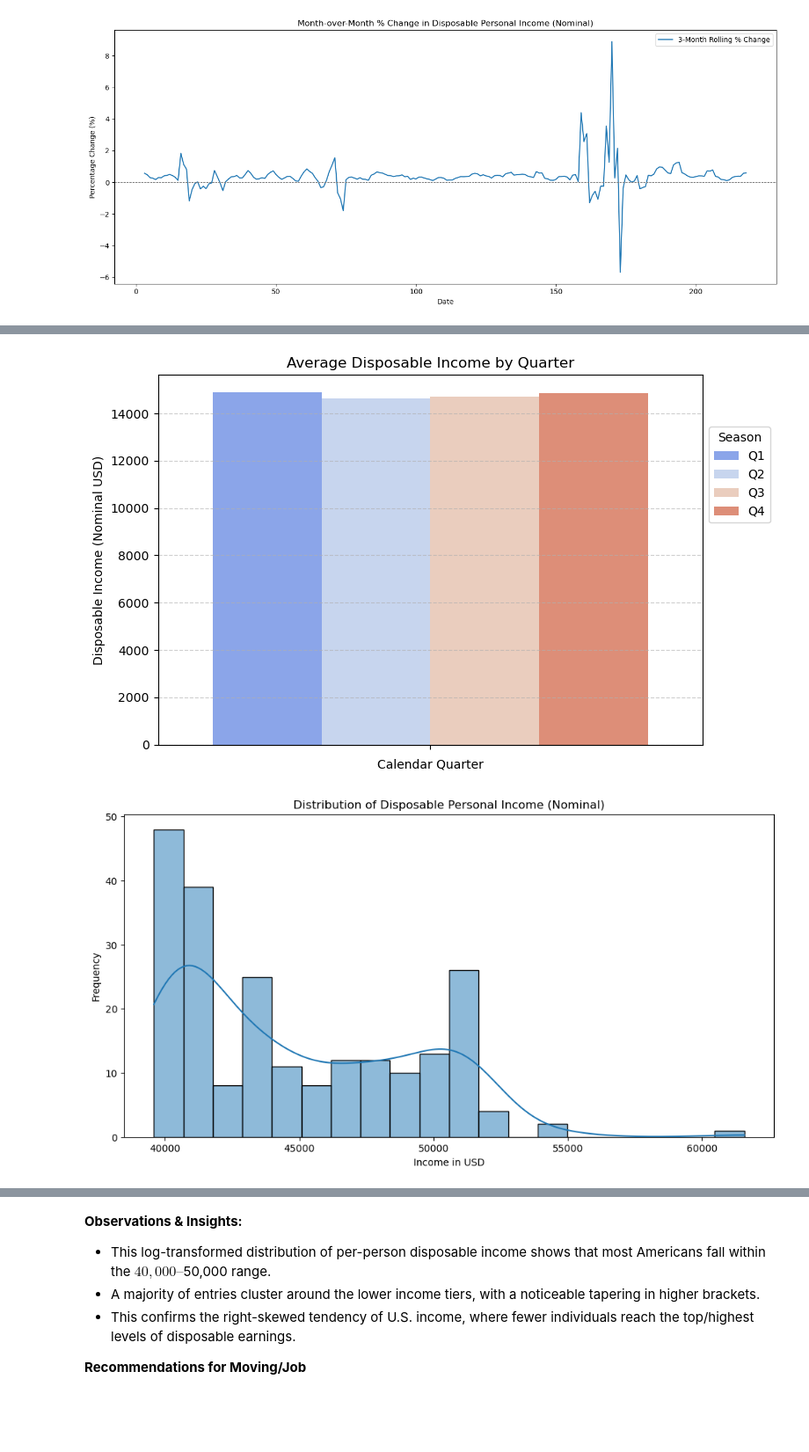
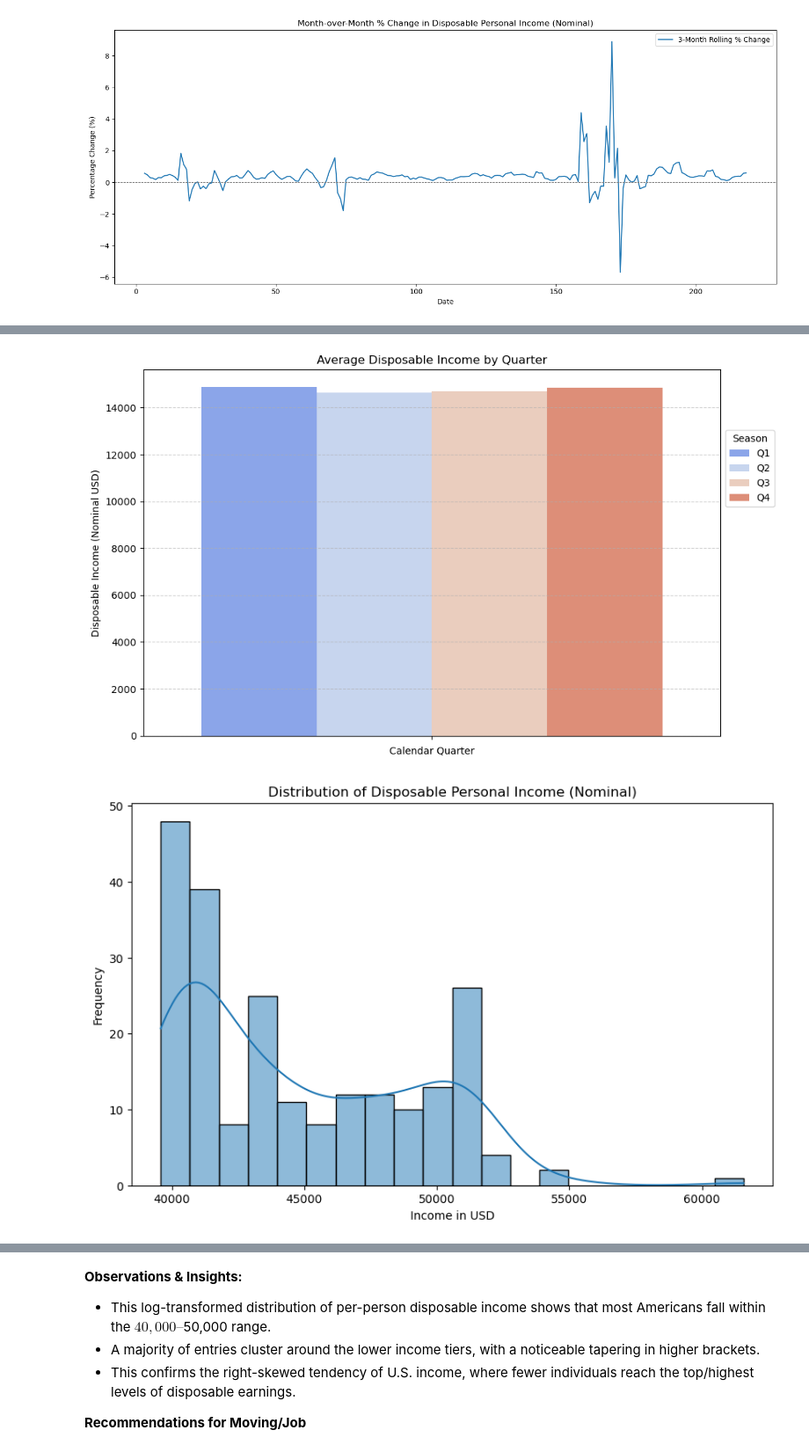
Before and after one commit to szhagnay/Cohort-A-Econ, a Jupyter notebook: notebooks/Fari_eda.ipynb, the cells around one changed output, grey strips where cells are left out. Shown at 88% size. Drawn from its saved outputs; the diff is of its cells as text; code cells hidden in the pictures; blank space fills up the shorter version.

```diff
--- a/notebooks/Fari_eda.ipynb
+++ b/notebooks/Fari_eda.ipynb
@@ -350,7 +352,7 @@ quarterly_income = (
 )
 
 # Bar Chart Plot
-plt.figure(figsize=(8, 5))
+plt.figure(figsize=(10, 6))
 sns.barplot(
     data=quarterly_income,
     hue='QUARTER',
@@ -371,17 +373,17 @@ plt.grid(axis='y', linestyle='--', alpha=0.6)
 plt.tight_layout()
 plt.show()
 # %% [output]
-[figure, old version]
+[figure, new version]
 # %%
 # Distribution of Disposable Personal Income (Nominal) Chart: Histogram or KDE Plot
-plt.figure(figsize=(12,6))
-sns.histplot(us_econ["Disposable_Personal_Income_Per_Capita"], kde=True, bins=20)
+plt.figure(figsize=(10,6))
+sns.histplot(data=us_econ["Disposable_Personal_Income_Per_Capita"], kde=True, bins=20)
 plt.title("Distribution of Disposable Personal Income (Nominal)")
 plt.xlabel("Income in USD")
 plt.ylabel("Frequency")
 plt.show()
 # %% [output]
-[figure, old version]
+[figure, new version]
 # %%
 # Tick labels show actual income using Log-Transforms.
 plt.figure(figsize=(10,6))
```
Also changed, not shown: parts of 12 cells of this notebook.
